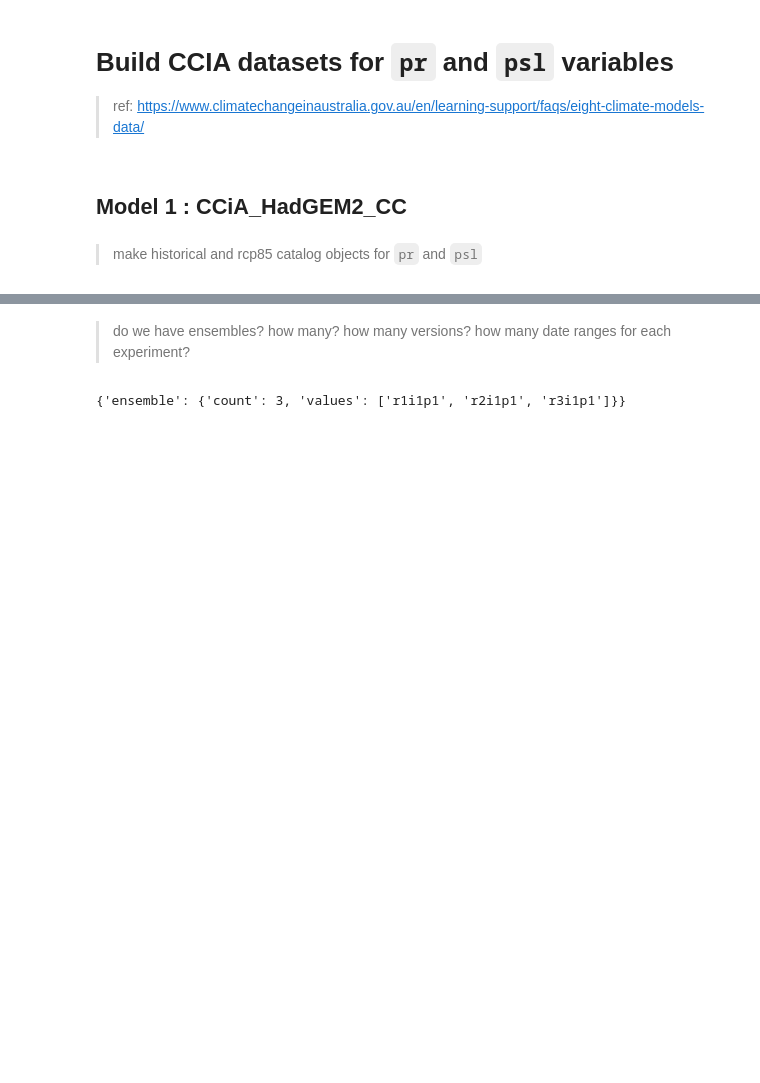
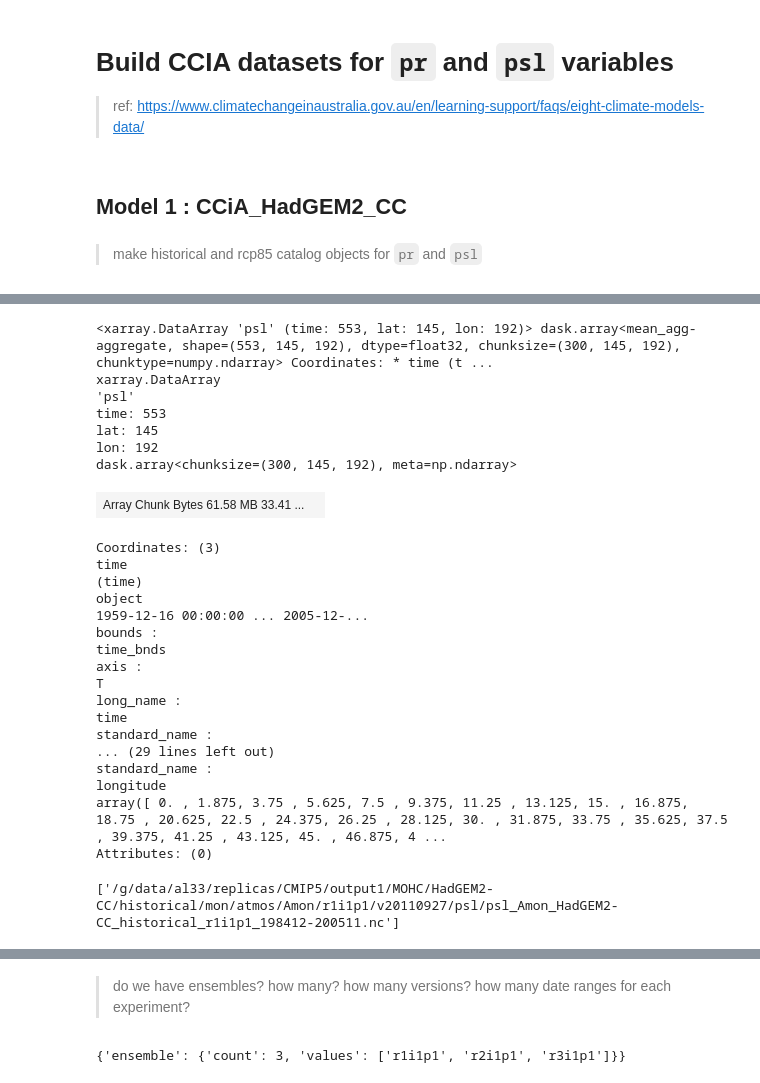
Before and after one commit to Thomas-Moore-Creative/NCI-CCIA-ARD, a Jupyter notebook: intake_sandbox.ipynb, the cells around one changed output, grey strips where cells are left out. Drawn from its saved outputs; the diff is of its cells as text; code cells hidden in the pictures; blank space fills up the shorter version.

```diff
--- a/intake_sandbox.ipynb
+++ b/intake_sandbox.ipynb
@@ -178,0 +364,36 @@ CCiA_HadGEM2_CC_historical_pr_catalog.unique('path')
+# %%
+CCiA_HadGEM2_CC_historical_psl_da = xr.concat([CCiA_HadGEM2_CC_historical_psl_ds.psl_r1i1p1, CCiA_HadGEM2_CC_historical_psl_ds.psl_r2i1p1, CCiA_HadGEM2_CC_historical_psl_ds.psl_r3i1p1], "ensemble")
+CCiA_HadGEM2_CC_historical_psl_da = CCiA_HadGEM2_CC_historical_psl_da.rename('psl')
+# %%
+CCiA_HadGEM2_CC_historical_psl = CCiA_HadGEM2_CC_historical_psl_da.mean(dim='ensemble')
+CCiA_HadGEM2_CC_historical_psl
+# %% [output]
+<xarray.DataArray 'psl' (time: 553, lat: 145, lon: 192)> dask.array<mean_agg-aggregate, shape=(553, 145, 192), dtype=float32, chunksize=(300, 145, 192), chunktype=numpy.ndarray> Coordinates: * time (t ...
+xarray.DataArray
+'psl'
+time: 553
+lat: 145
+lon: 192
+dask.array<chunksize=(300, 145, 192), meta=np.ndarray>
+| Array Chunk Bytes 61.58 MB 33.41 ... |  |
+Coordinates: (3)
+time
+(time)
+object
+1959-12-16 00:00:00 ... 2005-12-...
+bounds :
+time_bnds
+axis :
+T
+long_name :
+time
+standard_name :
+... (29 lines left out)
+standard_name :
+longitude
+array([ 0. , 1.875, 3.75 , 5.625, 7.5 , 9.375, 11.25 , 13.125, 15. , 16.875, 18.75 , 20.625, 22.5 , 24.375, 26.25 , 28.125, 30. , 31.875, 33.75 , 35.625, 37.5 , 39.375, 41.25 , 43.125, 45. , 46.875, 4 ...
+Attributes: (0)
+# %%
+CCiA_HadGEM2_CC_historical_psl_catalog.search(date_range='198412-200511').unique('path')['path']['values']
+# %% [output]
+['/g/data/al33/replicas/CMIP5/output1/MOHC/HadGEM2-CC/historical/mon/atmos/Amon/r1i1p1/v20110927/psl/psl_Amon_HadGEM2-CC_historical_r1i1p1_198412-200511.nc']
```
Also changed, not shown: parts of 28 cells of this notebook.
